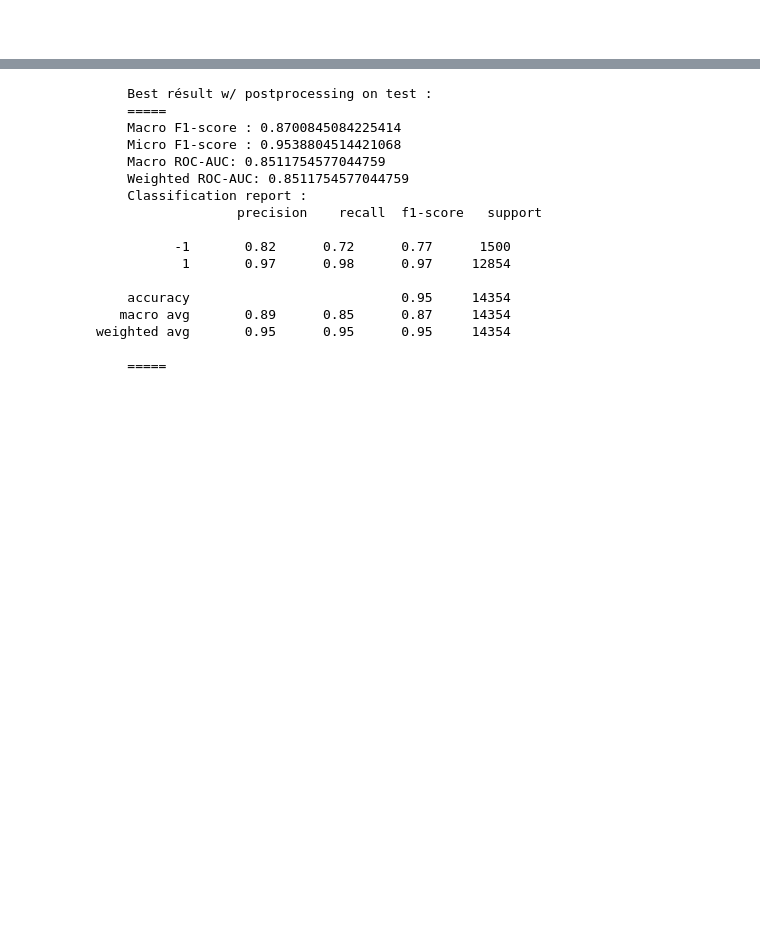
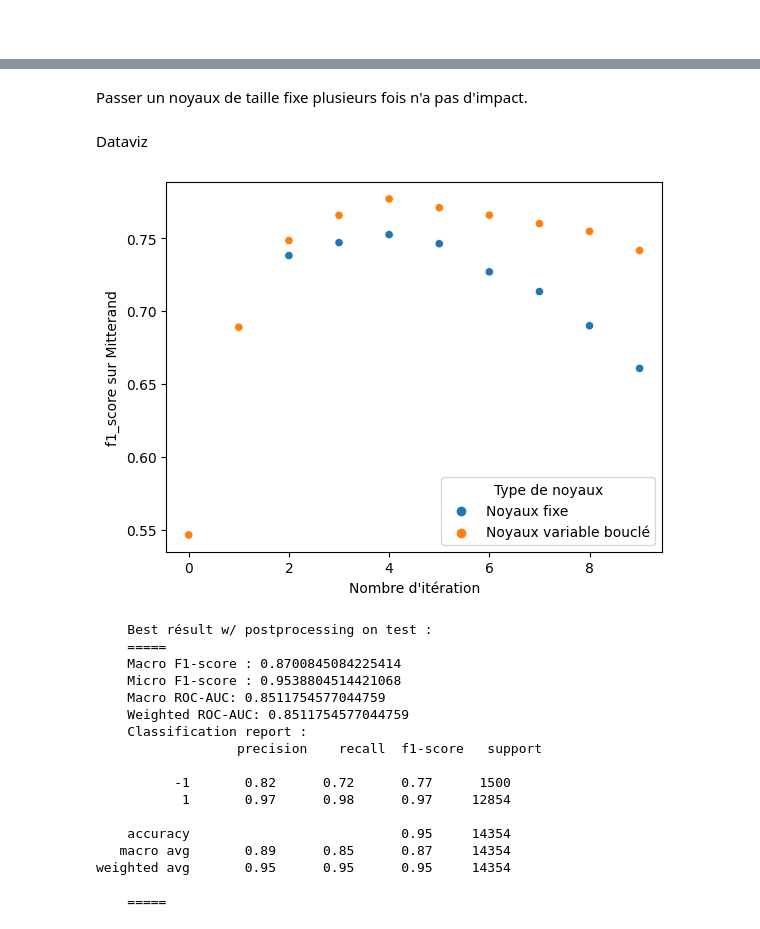
Before and after one commit to CharlesAttend/RITAL-Projet1, a Jupyter notebook: postprocessing.ipynb, the cells around one changed output, grey strips where cells are left out. Saved outputs shown, nothing was run; the diff lists cells and outputs as text; code cells hidden in the pictures; blank space fills up the shorter version.

```diff
--- a/postprocessing.ipynb
+++ b/postprocessing.ipynb
@@ -123,3 +109,18 @@ plt.plot(lx3, ly3)
+# %% [markdown]
+Passer un noyaux de taille fixe plusieurs fois n'a pas d'impact.
+# %% [markdown]
+Dataviz
+# %%
+df = pd.DataFrame({
+    "Nombre d'itération": lx,
+    "Noyaux fixe" : ly2,
+    "Noyaux variable bouclé": ly
+})
+df_long = pd.melt(df, id_vars="Nombre d'itération", value_name="f1_score sur Mitterand", var_name="Type de noyaux")
+sns.scatterplot(data=df_long, x="Nombre d'itération", y="f1_score sur Mitterand", hue="Type de noyaux")
+plt.savefig("./final_report/kernel_type_impact.png")
+# %% [output]
+[figure, added]
 # %%
 tmp = windows_post(y_hat)
 for i in range(2, 4):
```
Also changed, not shown: parts of 11 cells of this notebook, 1 other file.
